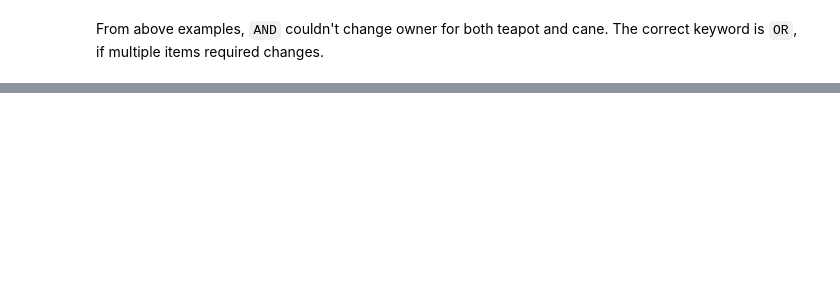
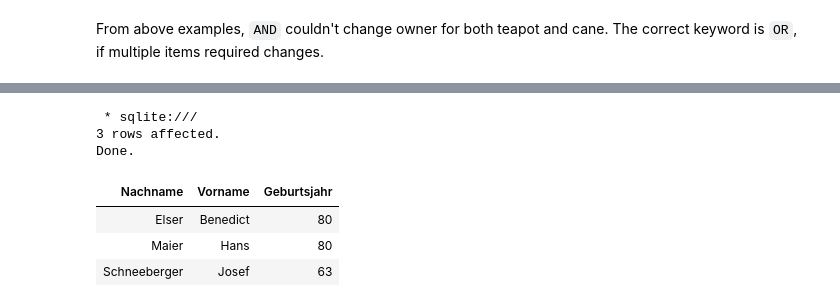
Before and after one commit to Bryanbu2014/database, a Jupyter notebook: exercises-ss24/01_SQL_DDL.ipynb, the cells around one changed output, grey strips where cells are left out. Drawn from its saved outputs; the diff is of its cells as text; code cells hidden in the pictures; blank space fills up the shorter version.

```diff
--- a/exercises-ss24/01_SQL_DDL.ipynb
+++ b/exercises-ss24/01_SQL_DDL.ipynb
@@ -755,0 +617,14 @@ From above examples, `AND` couldn't change owner for both teapot and cane. The c
+# %%
+%%sql
+
+INSERT INTO Studenten (Nachname, Vorname, Geburtsjahr) VALUES ('Elser', 'Benedict', 80), ('Maier', 'Hans', 80), ('Schneeberger', 'Josef', 63);
+
+SELECT * FROM Studenten;
+# %% [output]
+ * sqlite:///
+3 rows affected.
+Done.
+| Nachname | Vorname | Geburtsjahr |
+| Elser | Benedict | 80 |
+| Maier | Hans | 80 |
+| Schneeberger | Josef | 63 |
```
Also changed, not shown: parts of 33 cells of this notebook, 3 other files.
